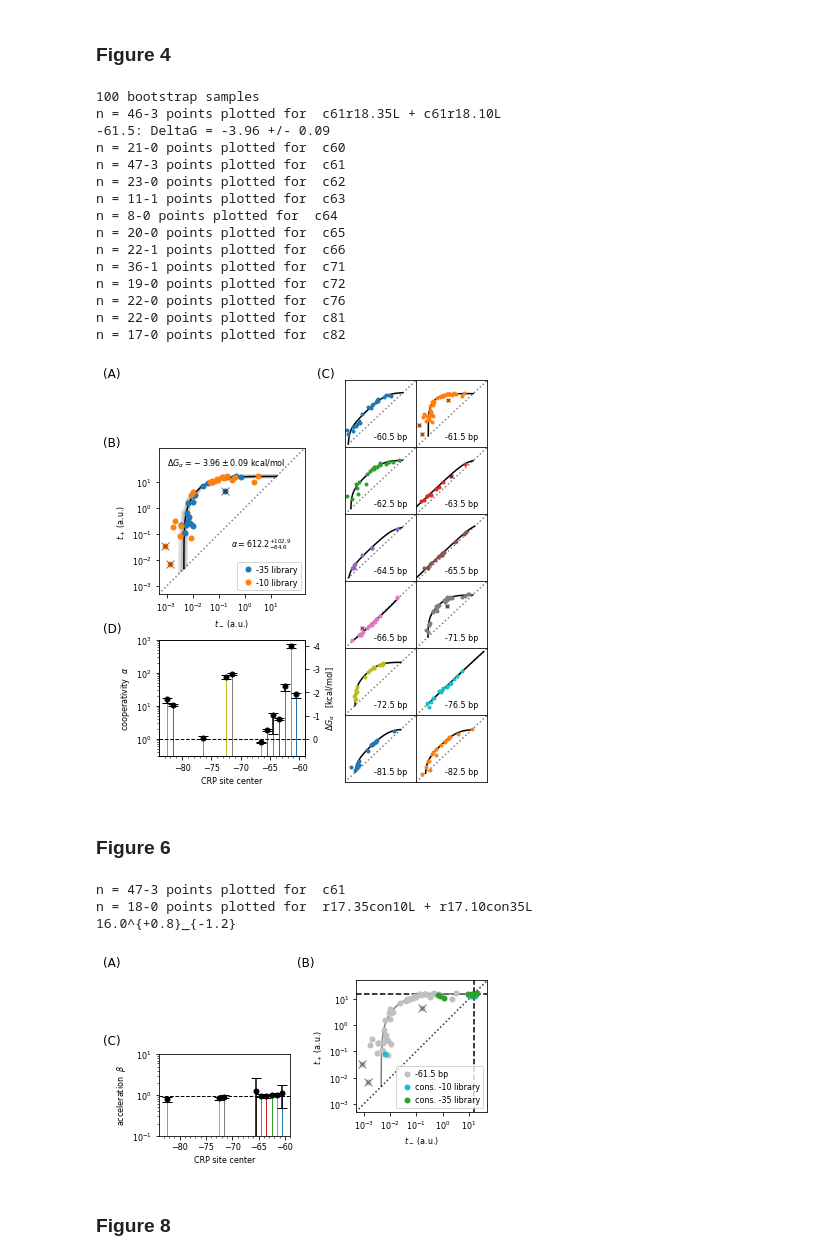
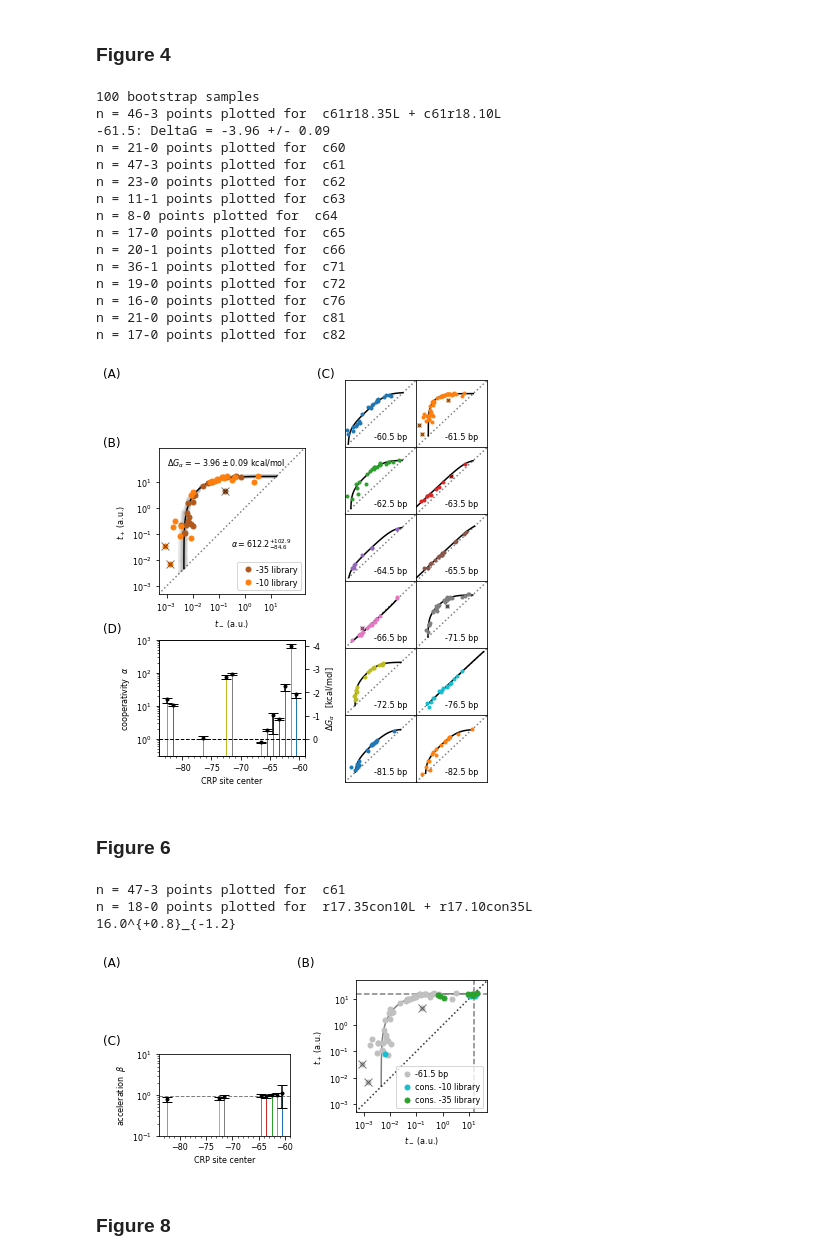
Before and after one commit to jbkinney/18_expressionmanifolds, a Jupyter notebook: code/figures.ipynb, the cells around one changed output. Drawn from its saved outputs; the diff is of its cells as text; code cells hidden in the pictures.

```diff
--- a/code/figures.ipynb
+++ b/code/figures.ipynb
@@ -501,10 +503,13 @@ lim = [5E-4,2E2]
 gs = gridspec.GridSpec(1, 1, top=.80, bottom=.45, left=.15, right=.52)
 ax = plt.subplot(gs[0,0])
 
+color10 = colors[1]
+color35 = np.array([.99, .50, .16])*.7
+
 # Plot styles
 samples_labels_colors = [
-    ('c61r18.35L', '-35 library', colors[0]),
-    ('c61r18.10L', '-10 library', colors[1]),
+    ('c61r18.35L', '-35 library', color35),
+    ('c61r18.10L', '-10 library', color10),
 ]
 
 # Extract best fit model
@@ -651,7 +656,7 @@ alpha_lims = np.array([3E-1,1E3])
 ax.errorbar(distances,alpha,
             yerr=[dalpha_hi, dalpha_low],
             linestyle='none', marker='o',
-            markersize=markersize, capsize=markersize, color='k')
+            markersize=3, capsize=markersize, color='k')
 #ax.stem(distances,alpha,bottom=1,linefmt=':',markerfmt='.k')
 ax.set_yscale("log", nonposy='clip')
 ax.set_ylim(alpha_lims)
@@ -687,7 +692,7 @@ plt.figtext(.55,.98,'(C)', fontsize=panel_label_size, horizontalalignment='left'
 #plt.figtext(.50,.82,'(D)', fontsize=panel_label_size, horizontalalignment='left', verticalalignment='top')
 plt.figtext(.01,.39,'(D)', fontsize=panel_label_size, horizontalalignment='left', verticalalignment='top')
 
-fig.savefig('../figures/plt_figure_4.pdf', transparent=True)
+fig.savefig('../figures/plt_4.pdf', transparent=True)
 # %% [output]
 100 bootstrap samples
 n = 46-3 points plotted for  c61r18.35L + c61r18.10L
@@ -697,14 +702,14 @@ n = 47-3 points plotted for  c61
 n = 23-0 points plotted for  c62
 n = 11-1 points plotted for  c63
 n = 8-0 points plotted for  c64
-n = 20-0 points plotted for  c65
-n = 22-1 points plotted for  c66
+n = 17-0 points plotted for  c65
+n = 20-1 points plotted for  c66
 n = 36-1 points plotted for  c71
 n = 19-0 points plotted for  c72
-n = 22-0 points plotted for  c76
-n = 22-0 points plotted for  c81
+n = 16-0 points plotted for  c76
+n = 21-0 points plotted for  c81
 n = 17-0 points plotted for  c82
-[figure, old version]
+[figure, new version]
 # %% [markdown]
 ### Figure 6
 # %%
@@ -728,8 +733,8 @@ samples_labels_colors = [
 #ax.axvline(t_bg_best,linestyle='--',color='r', alpha=.5)
 
 #saturation line
-ax.axhline(t_sat_best,linestyle='--',color='black')
-ax.axvline(t_sat_best,linestyle='--',color='black')
+ax.axhline(t_sat_best,linestyle='--',color='gray')
+ax.axvline(t_sat_best,linestyle='--',color='gray')
 
 # Draw best fit model
 plot_manifold_model(ax, t_sat=t_sat_best, t_bg=t_bg_best, alpha=alpha_best, beta=1, F = 1000,
@@ -756,8 +761,11 @@ ax = plt.subplot(gs[1,0])
 tsat = distance_df['tsat_50']
 dtsat_low = distance_df['tsat'] - distance_df['tsat_16']
 dtsat_hi = distance_df['tsat_84'] - distance_df['tsat']
-ind = (distance_df['tsat_84'] / distance_df['tsat_16'] < 1E2)
-ind &= (distances != -66.5)
+#ind = (distance_df['tsat_84'] / distance_df['tsat_16'] < np.Inf)
+ind = (distances != -65.5) & \
+      (distances != -66.5) & \
+      (distances != -76.5) & \
+      (distances != -81.5)
 
 s = '%.1f^{+%.1f}_{-%.1f}'%(tsat[61.5],dtsat_low[61.5],dtsat_hi[61.5])
 print(s)
@@ -765,48 +773,48 @@ print(s)
 tsat_ref = distance_df.loc[61.5, 'tsat']
 
 tsat_med = np.median(tsat[ind])
-ax.axhline(tsat_med/tsat_ref, linestyle='--', color='k', linewidth=1)
+ax.axhline(tsat_med/tsat_ref, linestyle='--', color='gray', linewidth=1)
 ax.errorbar(distances[ind],
             tsat[ind]/tsat_ref,
             yerr=[dtsat_hi[ind]/tsat_ref, dtsat_hi[ind]/tsat_ref],
             linestyle='none',
             marker='o',
-            markersize=markersize,
+            markersize=3,
             capsize=markersize,
             color='k')
 
 ax.set_yscale("log", nonposy='clip')
 ax.set_ylim([.1,10])
 ax.set_xlim(xlim)
 ax.set_ylabel('acceleration  $\\beta$')
 ax.set_xlabel('CRP site center')
 
 # Show minor tick marks on x
 from matplotlib.ticker import AutoMinorLocator
 minorLocator = AutoMinorLocator()
 ax.xaxis.set_minor_locator(minorLocator)
 
 # Draw stems
 tsat = tsat.values/tsat_ref
-ind = ind.values
+#ind = ind.values
 for n, d in enumerate(distances):
     t = tsat[n]
     if ind[n]:
         ax.plot([d,d], [.01,t], '-', linewidth=1, zorder=-100)
     else:
         ax.plot([d,d], [.01,.02], '-', linewidth=1, zorder=-100)
 
 
 plt.figtext(.01,.98,'(A)', fontsize=panel_label_size, horizontalalignment='left', verticalalignment='top')
 plt.figtext(.50,.98,'(B)', fontsize=panel_label_size, horizontalalignment='left', verticalalignment='top')
 plt.figtext(.01,.62,'(C)', fontsize=panel_label_size, horizontalalignment='left', verticalalignment='top')
 
-fig.savefig('../figures/plt_figure_6.pdf', transparent=True)
+fig.savefig('../figures/plt_6.pdf', transparent=True)
 # %% [output]
 n = 47-3 points plotted for  c61
 n = 18-0 points plotted for  r17.35con10L + r17.10con35L
 16.0^{+0.8}_{-1.2}
-[figure, old version]
+[figure, new version]
 # %% [markdown]
 ### Figure 8
 # %%
```
Also changed, not shown: parts of 12 cells of this notebook, 20 other files.
